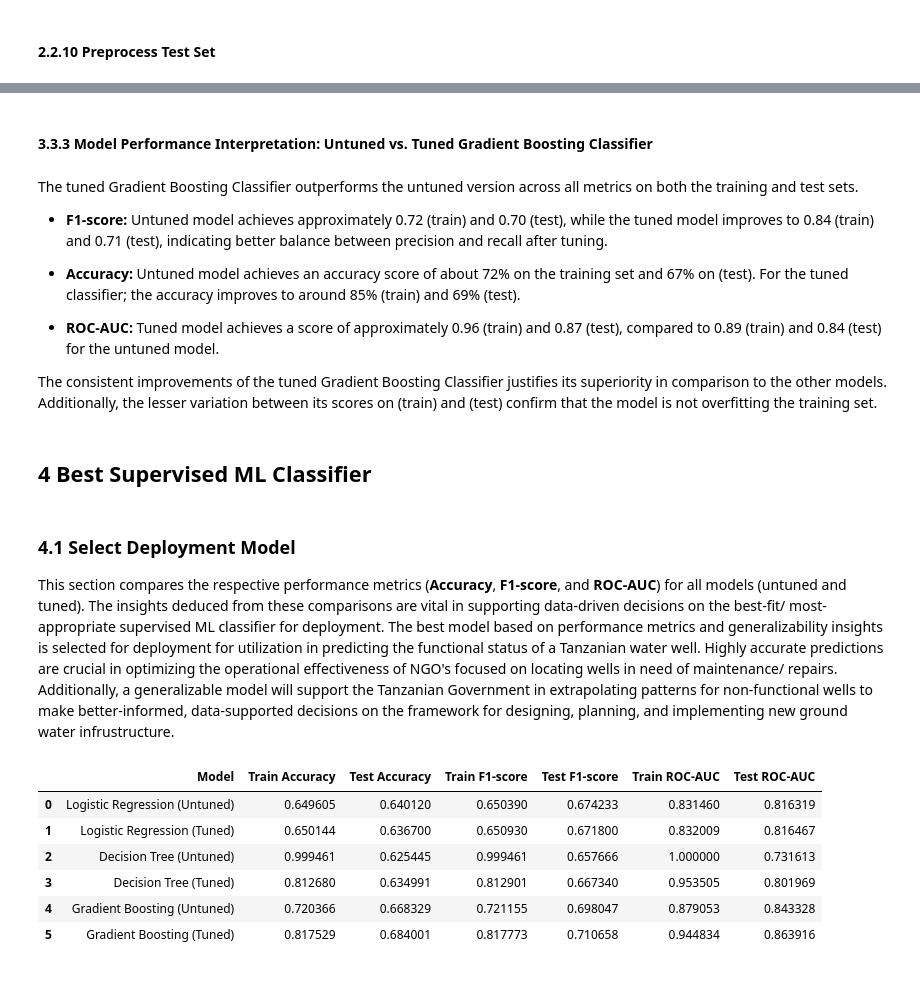
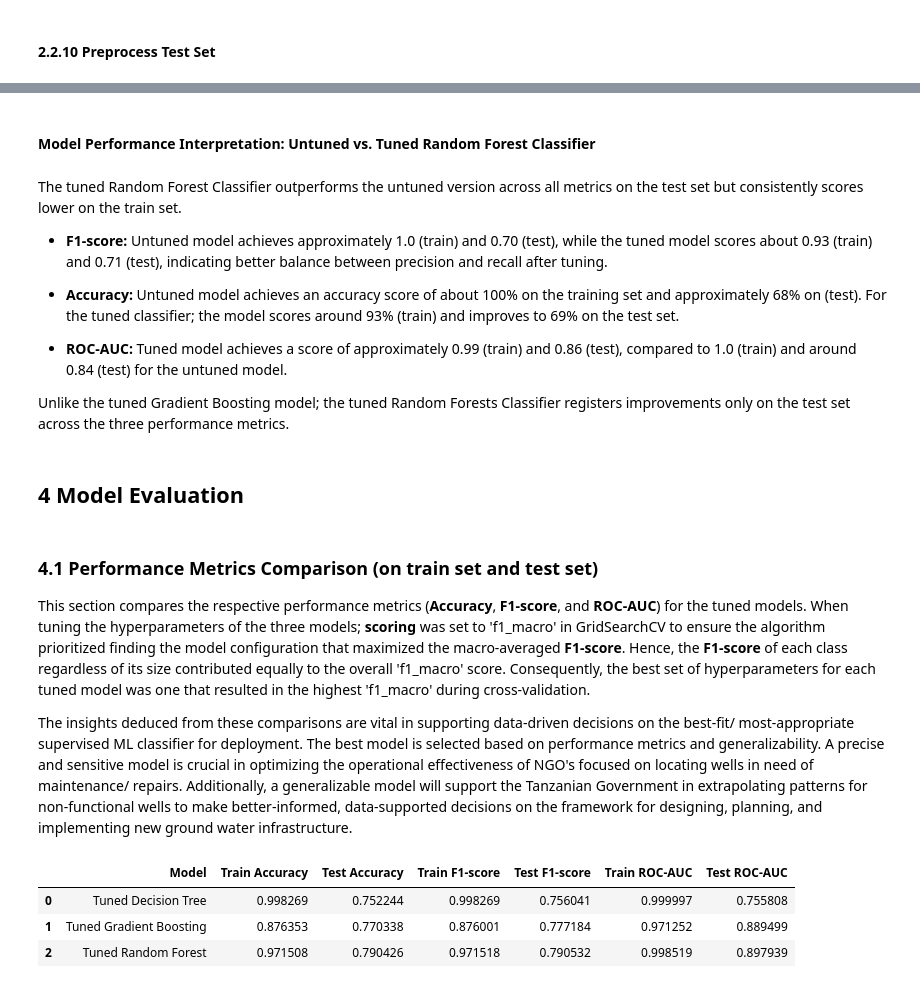
Before and after one commit to mwakad/supervised-ml-classifiers-for-predicting-water-wells-condition, a Jupyter notebook: index.ipynb, the cells around one changed output, grey strips where cells are left out. Drawn from its saved outputs; the diff is of its cells as text; code cells hidden in the pictures.

Commit message:
final version

```diff
--- a/index.ipynb
+++ b/index.ipynb
@@ -166,6 +173,7 @@ X_train_1 = X_train.copy()
 picked_cols = [
     'date_recorded',
     'gps_height',
+    'installer',
     'basin',
     'region',
     'population',
@@ -229 +253,3 @@ X_train_1 = X_train_1.dropna(subset=['permit'])
+# %%
+X_train_1 = X_train_1.dropna(subset=['installer'])
 # %%
@@ -1135,0 +1051,14 @@ plt.show()
+# %%
+from sklearn.ensemble import RandomForestClassifier
+
+# Initialize the untuned Random Forest Classifier
+rf = RandomForestClassifier(random_state=42)
+
+# Train the Random Forest Classifier on the balanced training data
+rf.fit(X_train_balanced, y_train_balanced)
+
+# Predict on train and test sets
+y_pred_rf_train = rf.predict(X_train_balanced)
+y_proba_rf_train = rf.predict_proba(X_train_balanced)
+y_pred_rf_test = rf.predict(X_test_final)
+y_proba_rf_test = rf.predict_proba(X_test_final)
@@ -1135,0 +1095,6 @@ plt.show()
+# %%
+# Predict on train and test sets
+y_pred_rf_tuned_train = rf_tuned.predict(X_train_balanced)
+y_proba_rf_tuned_train = rf_tuned.predict_proba(X_train_balanced)
+y_pred_rf_tuned_test = rf_tuned.predict(X_test_final)
+y_proba_rf_tuned_test = rf_tuned.predict_proba(X_test_final)
@@ -1208,44 +1275,39 @@ gb_metrics_df
 # %% [markdown]
-#### 3.3.3 Model Performance Interpretation: Untuned vs. Tuned Gradient Boosting Classifier
+#### Model Performance Interpretation: Untuned vs. Tuned Random Forest Classifier
 # %% [markdown]
-The tuned Gradient Boosting Classifier outperforms the untuned version across all metrics on both the training and test sets.
+The tuned Random Forest Classifier outperforms the untuned version across all metrics on the test set but consistently scores lower on the train set.
 
-- **F1-score:** Untuned model achieves approximately 0.72 (train) and 0.70 (test), while the tuned model improves to 0.84 (train) and 0.71 (test), indicating better balance between precision and recall after tuning.
+- **F1-score:** Untuned model achieves approximately 1.0 (train) and 0.70 (test), while the tuned model scores about 0.93 (train) and 0.71 (test), indicating better balance between precision and recall after tuning.
 
-- **Accuracy:** Untuned model achieves an accuracy score of about 72% on the training set and 67% on (test). For the tuned classifier; the accuracy improves to around 85% (train) and 69% (test).
+- **Accuracy:** Untuned model achieves an accuracy score of about 100% on the training set and approximately 68% on (test). For the tuned classifier; the model scores around 93% (train) and improves to 69% on the test set.
 
-- **ROC-AUC:** Tuned model achieves a score of approximately 0.96 (train) and 0.87 (test), compared to 0.89 (train) and 0.84 (test) for the untuned model.
+- **ROC-AUC:** Tuned model achieves a score of approximately 0.99 (train) and 0.86 (test), compared to 1.0 (train) and around 0.84 (test) for the untuned model.
 
-The consistent improvements of the tuned Gradient Boosting Classifier justifies its superiority in comparison to the other models. Additionally, the lesser variation between its scores on (train) and (test) confirm that the model is not overfitting the training set.
+Unlike the tuned Gradient Boosting model; the tuned Random Forests Classifier registers improvements only on the test set across the three performance metrics.
-# %% [markdown]
-## 4 Best Supervised ML Classifier
+# %% [markdown]
+## 4 Model Evaluation
 # %% [markdown]
-### 4.1 Select Deployment Model
-This section compares the respective performance metrics (**Accuracy**, **F1-score**, and **ROC-AUC**) for all models (untuned and tuned). The insights deduced from these comparisons are vital in supporting data-driven decisions on the best-fit/ most-appropriate supervised ML classifier for deployment. The best model based on performance metrics and generalizability insights is selected for deployment for utilization in predicting the functional status of a Tanzanian water well. Highly accurate predictions are crucial in optimizing the operational effectiveness of NGO's focused on locating wells in need of maintenance/ repairs. Additionally, a generalizable model will support the Tanzanian Government in extrapolating patterns for non-functional wells to make better-informed, data-supported decisions on the framework for designing, planning, and implementing new ground water infrustructure.
+### 4.1 Performance Metrics Comparison (on train set and test set)
+This section compares the respective performance metrics (**Accuracy**, **F1-score**, and **ROC-AUC**) for the tuned models. When tuning the hyperparameters of the three models; **scoring** was set to 'f1_macro' in GridSearchCV to ensure the algorithm prioritized finding the model configuration that maximized the macro-averaged **F1-score**. Hence, the **F1-score** of each class regardless of its size contributed equally to the overall 'f1_macro' score. Consequently, the best set of hyperparameters for each tuned model was one that resulted in the highest 'f1_macro' during cross-validation.
+
+ The insights deduced from these comparisons are vital in supporting data-driven decisions on the best-fit/ most-appropriate supervised ML classifier for deployment. The best model is selected based on performance metrics and generalizability. A precise and sensitive model is crucial in optimizing the operational effectiveness of NGO's focused on locating wells in need of maintenance/ repairs. Additionally, a generalizable model will support the Tanzanian Government in extrapolating patterns for non-functional wells to make better-informed, data-supported decisions on the framework for designing, planning, and implementing new ground water infrastructure.
 # %%
 # Compare the performance for all the models (tuned and untuned classifiers)
 all_metrics_df = pd.DataFrame({
-    'Model': ['Logistic Regression (Untuned)',
-              'Logistic Regression (Tuned)',
-              'Decision Tree (Untuned)',
-              'Decision Tree (Tuned)',
-              'Gradient Boosting (Untuned)',
-              'Gradient Boosting (Tuned)'],
-    'Train Accuracy': [acc_train, acc_gs_train, acc_dt_train, acc_dt_gs_train, acc_gb_train, acc_gb_rs_train],
-    'Test Accuracy': [acc_test, acc_gs, acc_dt_test, acc_dt_gs_test, acc_gb_test, acc_gb_rs_test],
-    'Train F1-score': [f1_train, f1_gs_train, f1_dt_train, f1_dt_gs_train, f1_gb_train, f1_gb_rs_train],
-    'Test F1-score': [f1_test, f1_gs, f1_dt_test, f1_dt_gs_test, f1_gb_test, f1_gb_rs_test],
-    'Train ROC-AUC': [roc_auc_train, roc_auc_gs_train, roc_auc_dt_train, roc_auc_dt_gs_train, roc_auc_gb_train, roc_auc_gb_rs_train],
-    'Test ROC-AUC': [roc_auc_test, roc_auc_gs, roc_auc_dt_test, roc_auc_dt_gs_test, roc_auc_gb_test, roc_auc_gb_rs_test]
+    'Model': ['Tuned Decision Tree',
+              'Tuned Gradient Boosting',
+              'Tuned Random Forest'],
+    'Train Accuracy': [acc_dt_gs_train, acc_gb_rs_train, acc_rf_tuned_train],
+    'Test Accuracy': [acc_dt_gs_test, acc_gb_rs_test, acc_rf_tuned_test],
+    'Train F1-score': [f1_dt_gs_train, f1_gb_rs_train, f1_rf_tuned_train],
+    'Test F1-score': [f1_dt_gs_test, f1_gb_rs_test, f1_rf_tuned_test],
+    'Train ROC-AUC': [roc_auc_dt_gs_train, roc_auc_gb_rs_train, roc_auc_rf_tuned_train],
+    'Test ROC-AUC': [roc_auc_dt_gs_test, roc_auc_gb_rs_test, roc_auc_rf_tuned_test]
 })
 
-# Calculate cumulative score across all metrics for each model
 all_metrics_df
 # %% [output]
 |  | Model | Train Accuracy | Test Accuracy | Train F1-score | Test F1-score | Train ROC-AUC | Test ROC-AUC |
-| 0 | Logistic Regression (Untuned) | 0.649605 | 0.640120 | 0.650390 | 0.674233 | 0.831460 | 0.816319 |
-| 1 | Logistic Regression (Tuned) | 0.650144 | 0.636700 | 0.650930 | 0.671800 | 0.832009 | 0.816467 |
-| 2 | Decision Tree (Untuned) | 0.999461 | 0.625445 | 0.999461 | 0.657666 | 1.000000 | 0.731613 |
-| 3 | Decision Tree (Tuned) | 0.812680 | 0.634991 | 0.812901 | 0.667340 | 0.953505 | 0.801969 |
-| 4 | Gradient Boosting (Untuned) | 0.720366 | 0.668329 | 0.721155 | 0.698047 | 0.879053 | 0.843328 |
-| 5 | Gradient Boosting (Tuned) | 0.817529 | 0.684001 | 0.817773 | 0.710658 | 0.944834 | 0.863916 |
+| 0 | Tuned Decision Tree | 0.998269 | 0.752244 | 0.998269 | 0.756041 | 0.999997 | 0.755808 |
+| 1 | Tuned Gradient Boosting | 0.876353 | 0.770338 | 0.876001 | 0.777184 | 0.971252 | 0.889499 |
+| 2 | Tuned Random Forest | 0.971508 | 0.790426 | 0.971518 | 0.790532 | 0.998519 | 0.897939 |
```
Also changed, not shown: parts of 136 cells of this notebook.
